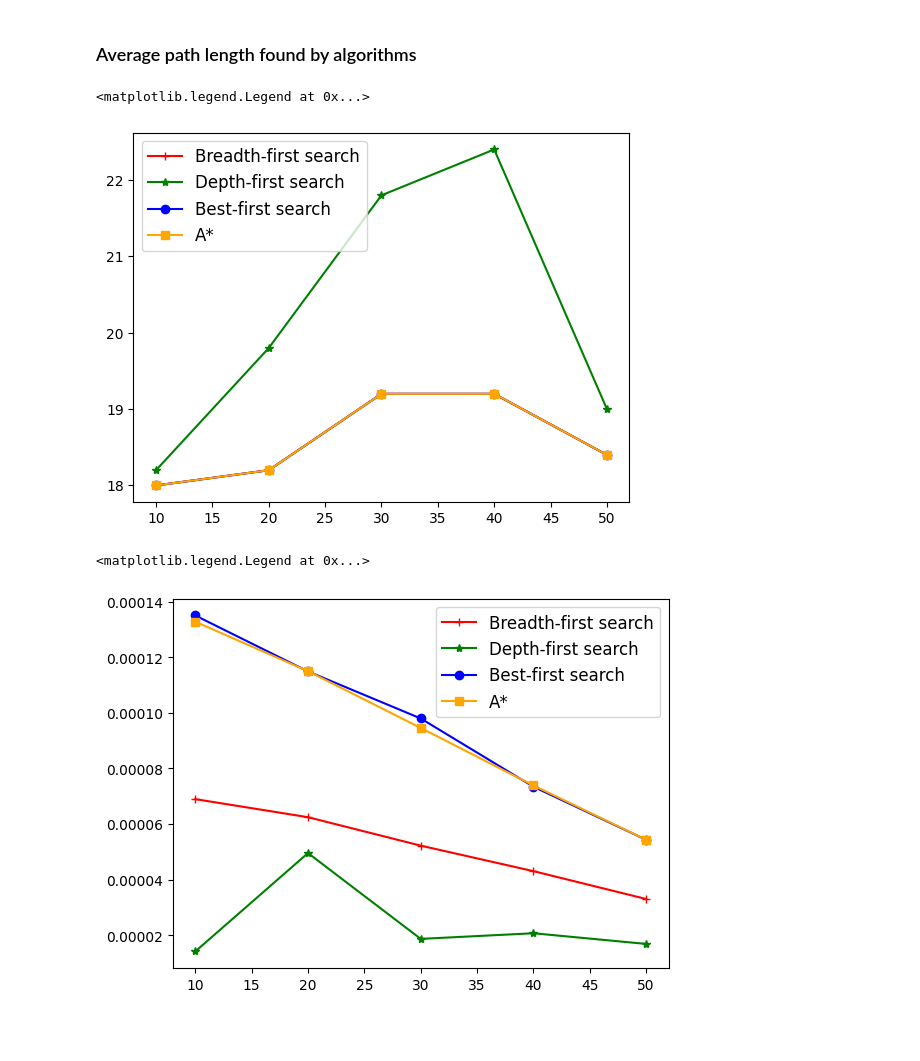
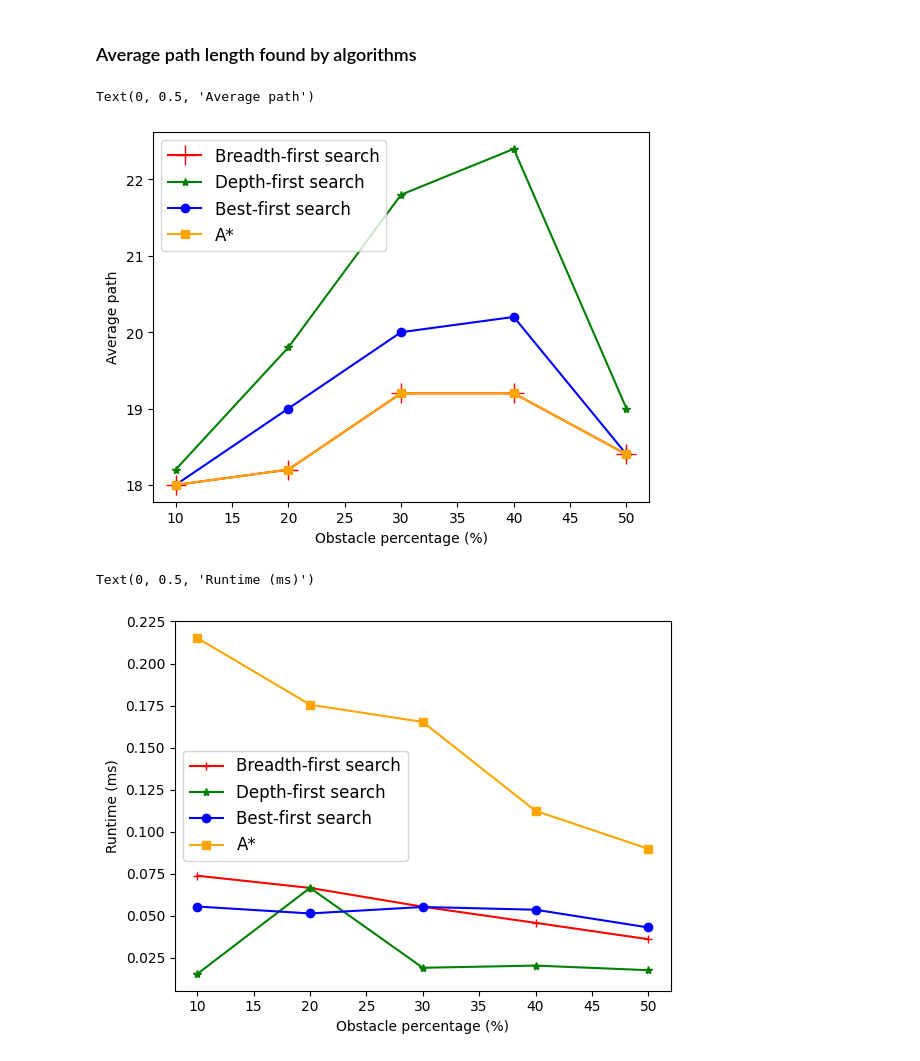
Before and after one commit to ntd432/ai-univaq, a Jupyter notebook: heuristic_search/test.ipynb, the cells around one changed output. Saved outputs shown, nothing was run; the diff lists cells and outputs as text; code cells hidden in the pictures; blank space fills up the shorter version.

```diff
--- a/heuristic_search/test.ipynb
+++ b/heuristic_search/test.ipynb
@@ -180,7 +180,7 @@ for percentage in PERCENTAGE:
         agent.reset_solution()
         test.reset_board()
         start_time = time.time()
-        agent.a_star_search(test)
+        agent.best_first_search(test)
         best_first_search_time[percentage].append(time.time() - start_time)
         best_first_search_length[percentage].append(len(agent.solution) - 1)
         best_first_search_solution[percentage].append(agent.solution)
@@ -289,31 +289,35 @@ for p in PERCENTAGE:
     dfs_path.append(sum(depth_first_search_length[p])/len(depth_first_search_length[p]))
     best_first_path.append(sum(best_first_search_length[p])/len(best_first_search_length[p]))
     a_path.append(sum(a_search_length[p])/len(a_search_length[p]))
-plt.plot(x, bfs_path, marker='+', label='Breadth-first search', color='red')
+plt.plot(x, bfs_path, marker='+', markersize=15, label='Breadth-first search', color='red')
 plt.plot(x, dfs_path, marker='*', label='Depth-first search', color='green')
 plt.plot(x, best_first_path, marker='o', label='Best-first search', color='blue')
 plt.plot(x, a_path, marker='s', label='A*', color='orange')
 plt.legend(fontsize=12)
+plt.xlabel("Obstacle percentage (%)")
+plt.ylabel("Average path")
 # %% [output]
-<matplotlib.legend.Legend at 0x...>
+Text(0, 0.5, 'Average path')
-[figure, old version]
+[figure, new version]
 # %%
 x = []
 bfs_time = []
 dfs_time = []
 best_first_time = []
 a_time = []
 for p in PERCENTAGE:
     x.append(p)
-    bfs_time.append(sum(breadth_first_search_time[p])/len(breadth_first_search_time[p]))
-    dfs_time.append(sum(depth_first_search_time[p])/len(depth_first_search_time[p]))
-    best_first_time.append(sum(best_first_search_time[p])/len(best_first_search_time[p]))
-    a_time.append(sum(a_search_time[p])/len(a_search_time[p]))
+    bfs_time.append(sum(breadth_first_search_time[p])/len(breadth_first_search_time[p]) * 1000)
+    dfs_time.append(sum(depth_first_search_time[p])/len(depth_first_search_time[p]) * 1000)
+    best_first_time.append(sum(best_first_search_time[p])/len(best_first_search_time[p])  * 1000)
+    a_time.append(sum(a_search_time[p])/len(a_search_time[p])  * 1000)
 plt.plot(x, bfs_time, marker='+', label='Breadth-first search', color='red')
 plt.plot(x, dfs_time, marker='*', label='Depth-first search', color='green')
 plt.plot(x, best_first_time, marker='o', label='Best-first search', color='blue')
 plt.plot(x, a_time, marker='s', label='A*', color='orange')
 plt.legend(fontsize=12)
+plt.xlabel("Obstacle percentage (%)")
+plt.ylabel("Runtime (ms)")
 # %% [output]
-<matplotlib.legend.Legend at 0x...>
+Text(0, 0.5, 'Runtime (ms)')
-[figure, old version]
+[figure, new version]
```
Also changed, not shown: 3 other files.
